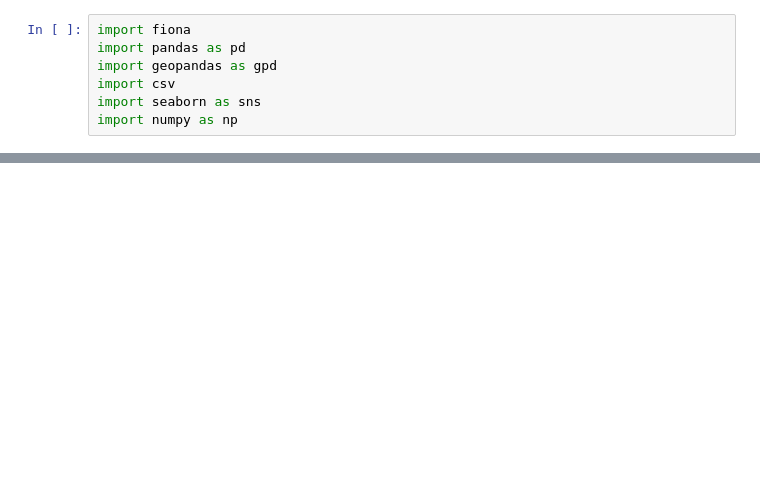
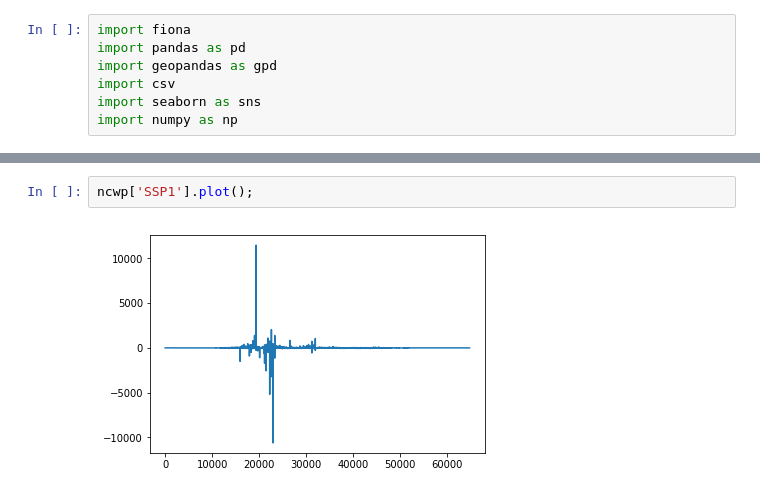
Before and after one commit to charlottegiseleweil/ipbes, a Jupyter notebook: Data Processing/Water.ipynb, the cells around one changed output, grey strips where cells are left out. Drawn from its saved outputs; the diff is of its cells as text; blank space fills up the shorter version.

```diff
--- a/Data Processing/Water.ipynb
+++ b/Data Processing/Water.ipynb
@@ -103,0 +72,4 @@ pd.read_csv(
+# %%
+ncwp['SSP1'].plot();
+# %% [output]
+[figure, added]
```
Also changed, not shown: parts of 34 cells of this notebook, 3 other files.
